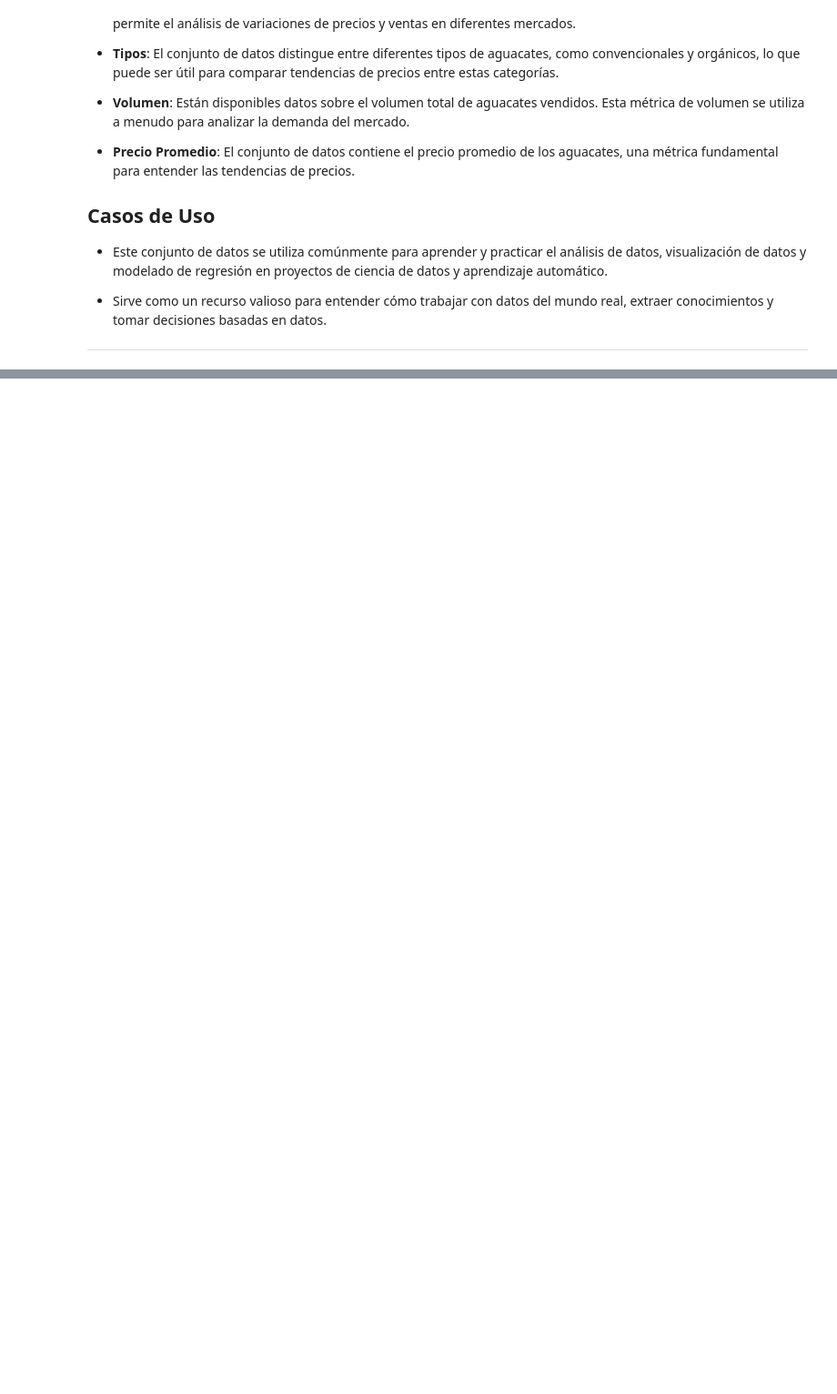
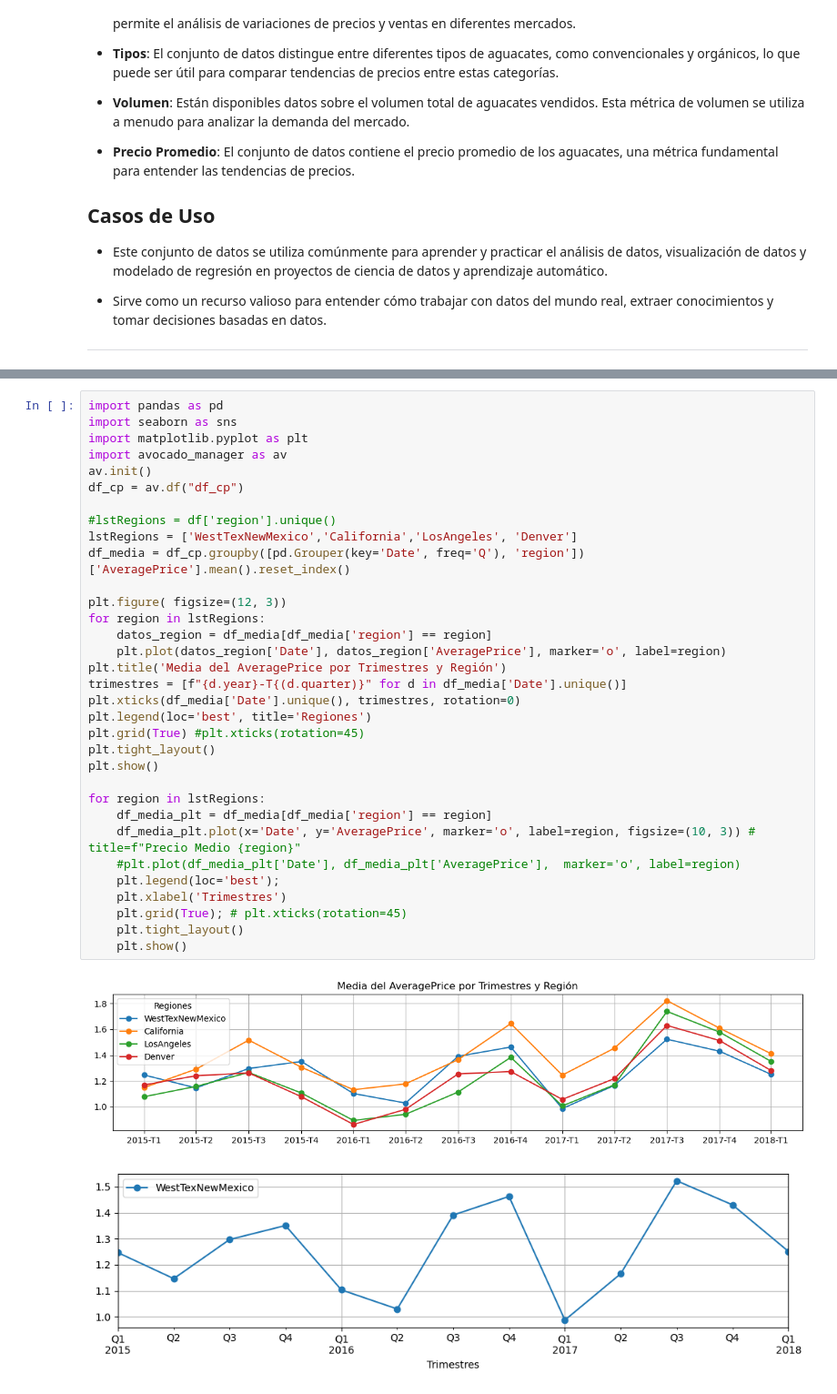
Before and after one commit to cpujol-dev/MiniProjectAavocado, a Jupyter notebook: 0.DataSet_base.ipynb, the cells around one changed output, grey strips where cells are left out. Shown at 91% size. Saved outputs shown, nothing was run; the diff lists cells and outputs as text; blank space fills up the shorter version.

```diff
--- a/0.DataSet_base.ipynb
+++ b/0.DataSet_base.ipynb
@@ -44,0 +98,36 @@ NameError: name 'df' is not defined
+# %%
+import pandas as pd
+import seaborn as sns
+import matplotlib.pyplot as plt
+import avocado_manager as av
+av.init()
+df_cp = av.df("df_cp")
+
+#lstRegions = df['region'].unique()
+lstRegions = ['WestTexNewMexico','California','LosAngeles', 'Denver']
+df_media = df_cp.groupby([pd.Grouper(key='Date', freq='Q'), 'region'])['AveragePrice'].mean().reset_index()
+
+plt.figure( figsize=(12, 3))
+for region in lstRegions:
+    datos_region = df_media[df_media['region'] == region]
+    plt.plot(datos_region['Date'], datos_region['AveragePrice'], marker='o', label=region)
+plt.title('Media del AveragePrice por Trimestres y Región')
+trimestres = [f"{d.year}-T{(d.quarter)}" for d in df_media['Date'].unique()]
+plt.xticks(df_media['Date'].unique(), trimestres, rotation=0)
+plt.legend(loc='best', title='Regiones')
+plt.grid(True) #plt.xticks(rotation=45)
+plt.tight_layout()
+plt.show()
+
+for region in lstRegions:
+    df_media_plt = df_media[df_media['region'] == region]
+    df_media_plt.plot(x='Date', y='AveragePrice', marker='o', label=region, figsize=(10, 3)) # title=f"Precio Medio {region}"
+    #plt.plot(df_media_plt['Date'], df_media_plt['AveragePrice'],  marker='o', label=region)
+    plt.legend(loc='best');
+    plt.xlabel('Trimestres')
+    plt.grid(True); # plt.xticks(rotation=45)
+    plt.tight_layout()
+    plt.show()
+# %% [output]
+[figure, added]
+[figure, added]
```
Also changed, not shown: parts of 6 cells of this notebook, 2 other files.
